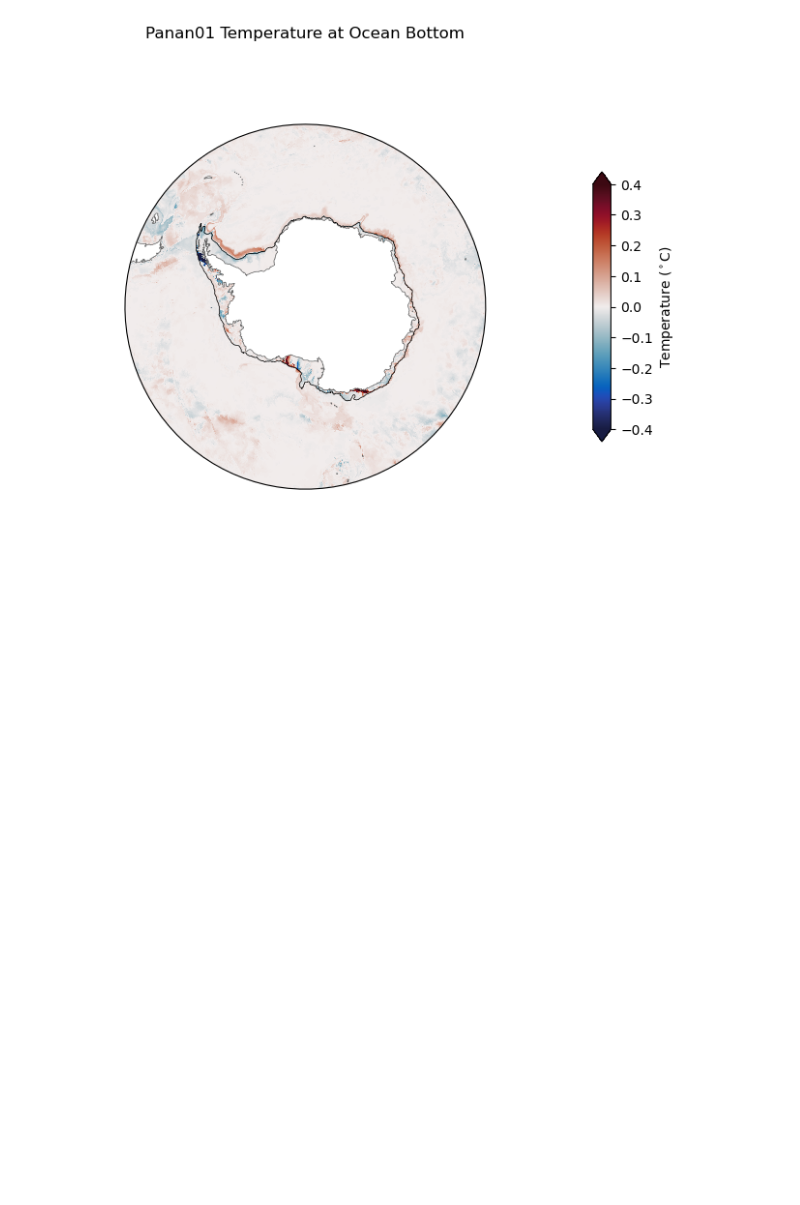
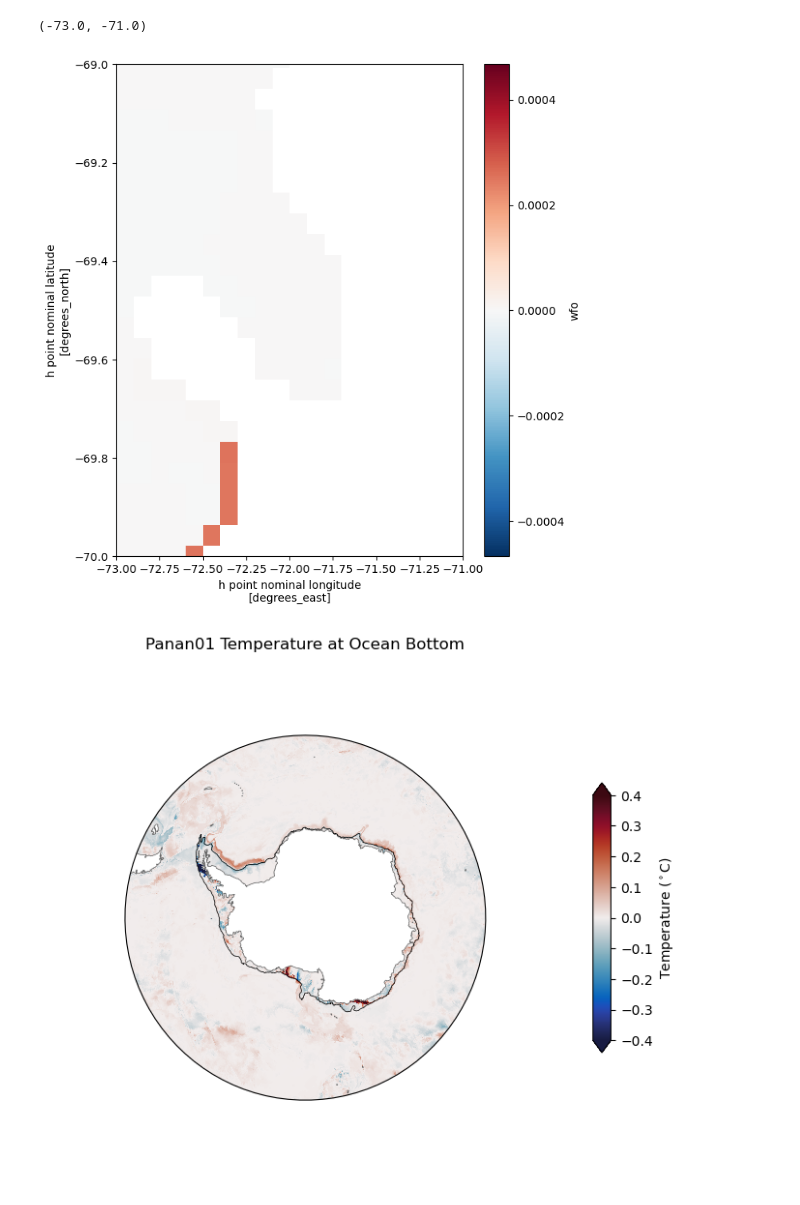
Before and after one commit to adele-morrison/panan-meltwater, a Jupyter notebook: notebooks/salinity_analysis/Panan01OtherAnomaly.ipynb, the cells around one changed output. Drawn from its saved outputs; the diff is of its cells as text; code cells hidden in the pictures; blank space fills up the shorter version.

```diff
--- a/notebooks/salinity_analysis/Panan01OtherAnomaly.ipynb
+++ b/notebooks/salinity_analysis/Panan01OtherAnomaly.ipynb
@@ -88,3 +95,11 @@ WFOanom.plot()
+# %%
+plt.figure(figsize=(7, 8))
+WFOanom.plot()
+plt.ylim(-70,-69)
+plt.xlim(-73,-71)
+# %% [output]
+(-73.0, -71.0)
+[figure, added]
 # %%
 plt.figure(figsize=(8, 7))
 ax = plt.axes(projection=projection)
```
Also changed, not shown: parts of 17 cells of this notebook, 1 other file.
